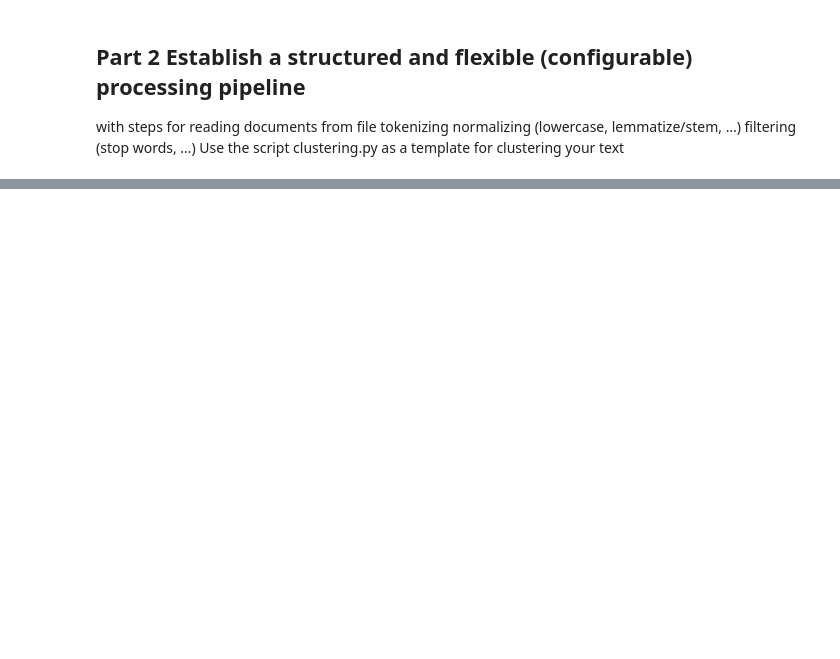
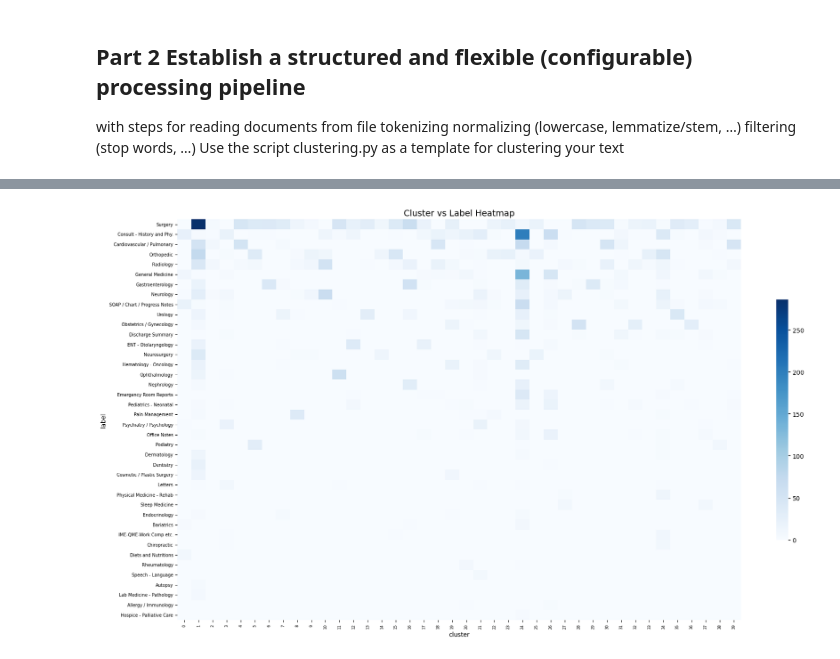
Before and after one commit to CarlaMalo/MedNLP-Multitask, a Jupyter notebook: Task_1.ipynb, the cells around one changed output, grey strips where cells are left out. Drawn from its saved outputs; the diff is of its cells as text; code cells hidden in the pictures; blank space fills up the shorter version.

```diff
--- a/Task_1.ipynb
+++ b/Task_1.ipynb
@@ -233,0 +499,8 @@ Use the script clustering.py as a template for clustering your text
+# %%
+# -------------------------------------
+# 9. Crosstab heatmap
+# -------------------------------------
+from utils import plot_crosstab
+plot_crosstab(df.rename(columns={"cluster_fullK": "cluster"}))
+# %% [output]
+[figure, added]
```
Also changed, not shown: parts of 17 cells of this notebook.
